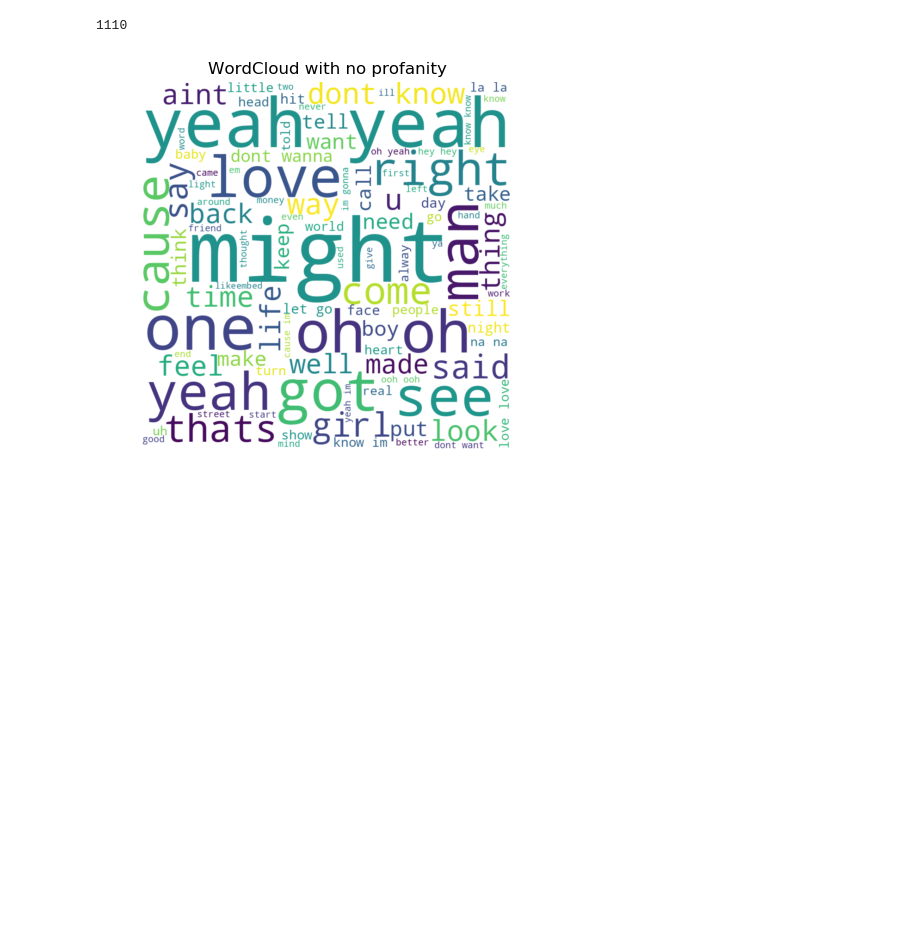
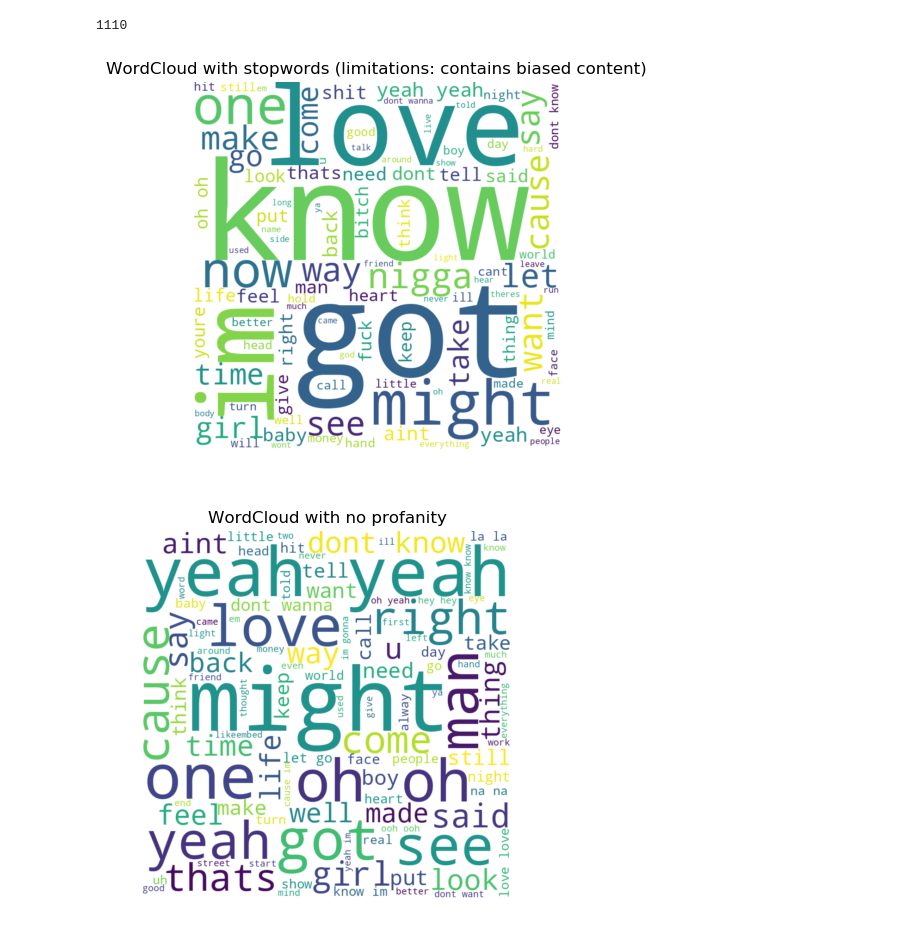
Before and after one commit to igorktech/lyrics-sentiment-analysis, a Jupyter notebook: lyrics_sentiment_analysis.ipynb, the cells around one changed output. Cells and saved outputs as stored; diff of their text form; code cells hidden in the pictures; blank space fills up the shorter version.

```diff
--- a/lyrics_sentiment_analysis.ipynb
+++ b/lyrics_sentiment_analysis.ipynb
@@ -393,6 +439,19 @@ df['Cleaned Lyrics'] = df['Lyrics'].apply(clean_profanity_lyrics)
 df['Bad Words'] = df['Lyrics'].apply(clean_non_profanity)
 
 df.to_csv('cleaned_songs.csv', index=False)
+# %%
+df = pd.read_csv("cleaned_songs.csv")
+lyrics_text = ' '.join(df['Tokenized Lyrics'])
+
+wordcloud = WordCloud(width=800, height=800, background_color='white', max_words=100, contour_width=3, contour_color='steelblue').generate(str(lyrics_text))
+
+# Display the generated image:
+plt.imshow(wordcloud, interpolation='bilinear')
+plt.axis("off")
+plt.title("WordCloud with stopwords (limitations: contains biased content)")
+plt.show()
+# %% [output]
+[figure, added]
 # %%
 df = pd.read_csv("cleaned_songs.csv")
 lyrics_text = ' '.join(df['Cleaned Lyrics'])
```
Also changed, not shown: parts of 10 cells of this notebook, 3 other files.
